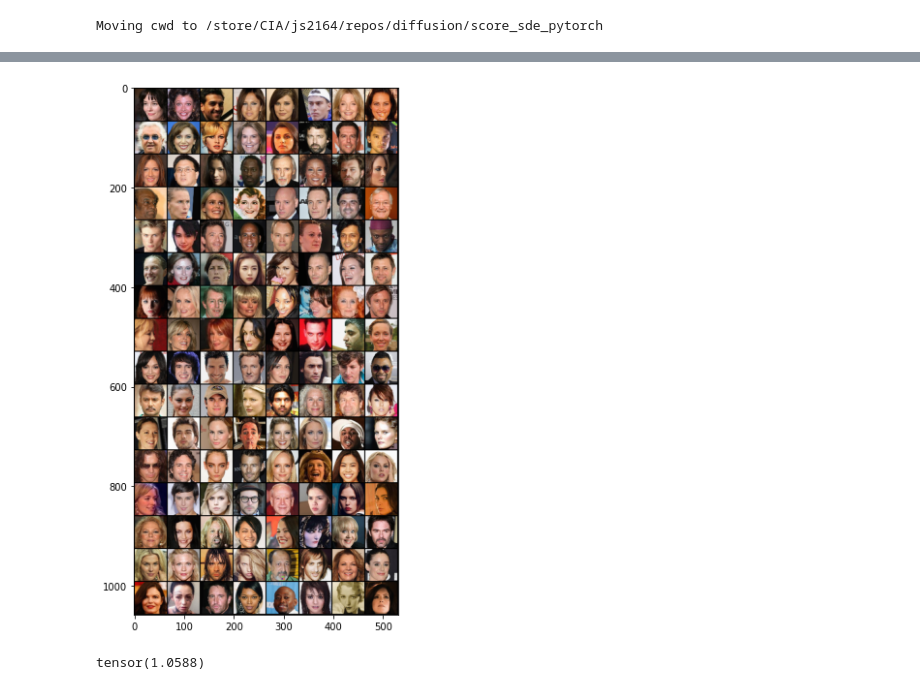
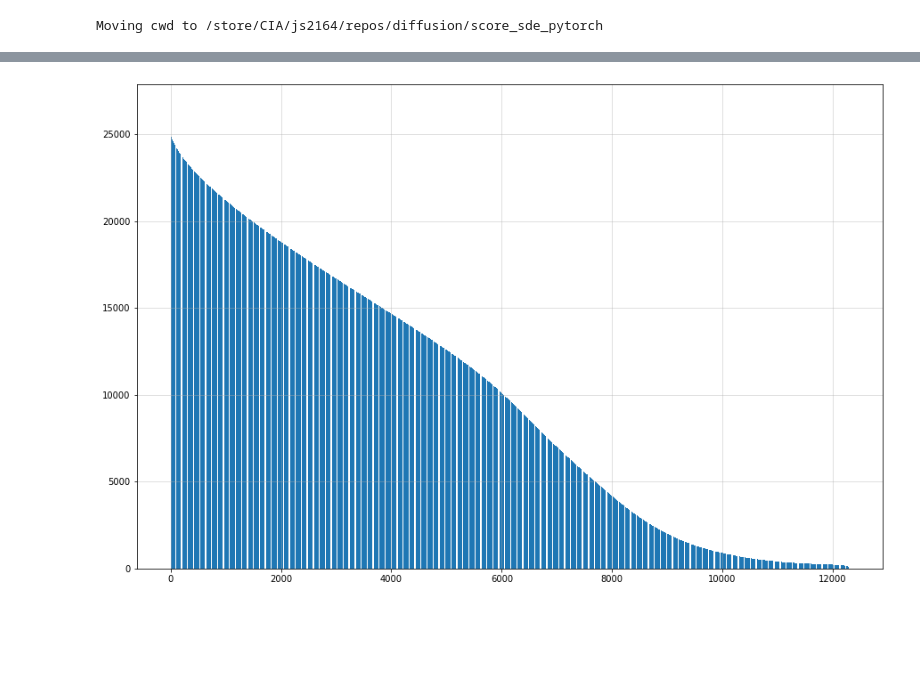
Before and after one commit to GBATZOLIS/conditional_score_diffusion, a Jupyter notebook: notebooks/sample_from_trained_celebA.ipynb, the cells around one changed output, grey strips where cells are left out. Saved outputs shown, nothing was run; the diff lists cells and outputs as text; code cells hidden in the pictures; blank space fills up the shorter version.

```diff
--- a/notebooks/sample_from_trained_celebA.ipynb
+++ b/notebooks/sample_from_trained_celebA.ipynb
@@ -76,12 +75,17 @@ train_dataloader = DataModule.train_dataloader()
-# %%
-x = next(iter(train_dataloader))
-grid_images = torchvision.utils.make_grid(x.cpu(), normalize=True, scale_each=True)
-plt.figure(figsize=(10,10))
-plt.imshow(grid_images.permute(1,2,0))
-plt.show()
-# %% [output]
-[figure, removed]
-# %%
-x.max()
-# %% [output]
-tensor(1.0588)
+# %%
+path = 'logs/celebA/real_celebA_crop_ampere_2/svd/svd.pkl'
+with open(path, 'rb') as f:
+    svd = pickle.load(f)
+singular_values = svd['singular_values']
+# %%
+s = singular_values[0]
+fig = plt.figure(figsize=(15,10))
+#ax.rcParams.update({'font.size': 16})
+plt.grid(alpha=0.5)
+plt.bar(range(len(s)), s)
+#plt.xticks(range(0, 100, 5))
+#plt.vlines(95, 0, np.max(s), color='r', linestyles='--')
+#plt.vlines(70, 0, np.max(s), color='r', linestyles='--')
+fig.show()
+# %% [output]
+[figure, added]
```
Also changed, not shown: parts of 5 cells of this notebook, 7 other files.
